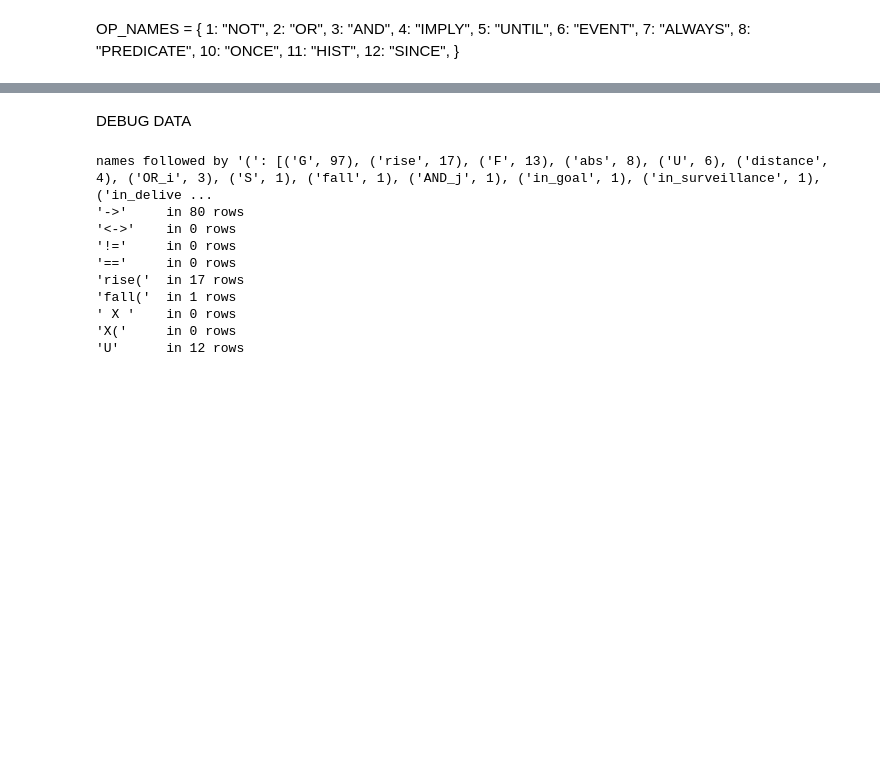
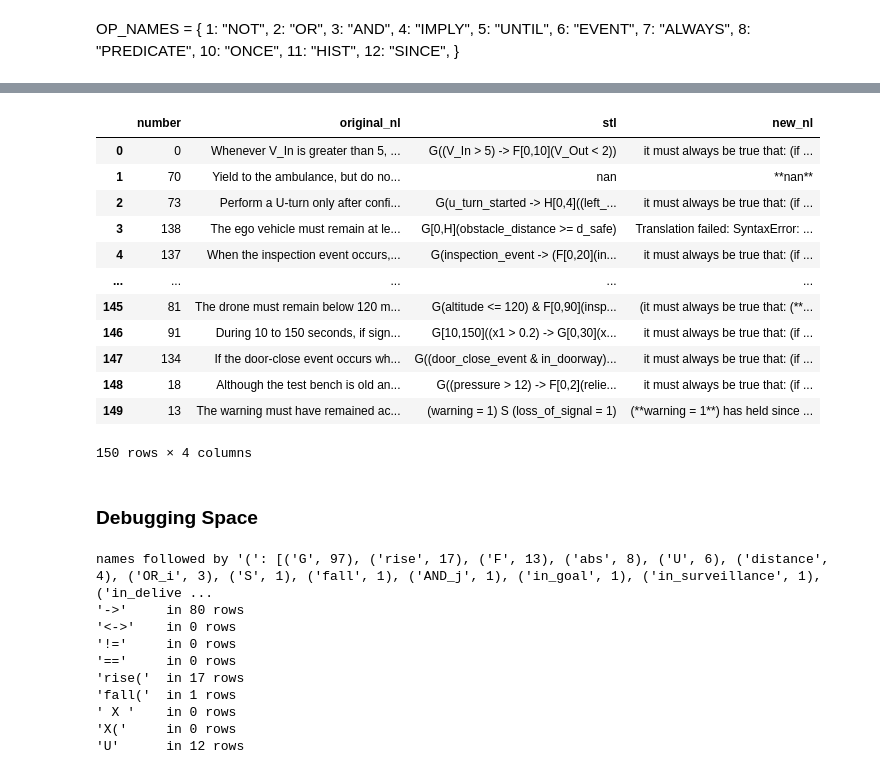
Before and after one commit to CatharinaHente/ATIC_NL_STL, a Jupyter notebook: ATIC_Backtranslation/creating_ast.ipynb, the cells around one changed output, grey strips where cells are left out. Drawn from its saved outputs; the diff is of its cells as text; code cells hidden in the pictures; blank space fills up the shorter version.

Commit message:
norm py added, nlish adjusted, csv created

```diff
--- a/ATIC_Backtranslation/creating_ast.ipynb
+++ b/ATIC_Backtranslation/creating_ast.ipynb
@@ -184,10 +188,10 @@ def render_nl(node):
         interval = get_interval(node)
 
         temporal_words = {
-            6: "eventually",
-            7: "always",
-            10: "once",
-            11: "at any point (previously)"
+            6: "eventually must become true",
+            7: "it must always be true that",
+            10: "at some point in the past,",
+            11: "it has always been true in the past that"
         }
 
         return f"{temporal_words[op]}: ({child_text})"
@@ -227,7 +231,7 @@ def render_nl(node):
             )
     # Predicates
     if op == 8:
-        return f"**{label(node)}**"
+        return f"**{normpy.label(node)}**"
 
     # Other leaf nodes
-    return label(node)
+    return normpy.label(node)
@@ -251,7 +249,7 @@ for i, row in df.sample(n=N, random_state=5).iterrows():
     print("STL:", stl_str)
 
     try:
-        ast, norm = parse_formula(stl_str)
+        ast, norm = normpy.parse_formula(stl_str)
 
         print("AST-to-NL:")
         display(Markdown(f"### {render_nl(ast)}"))
@@ -279,5 +290,50 @@ Translation failed: NameError: name 'parse_formula' is not defined
+# %%
+
+N = 150
+
+results = []
+
+for i, row in df.sample(n=N).iterrows():
+    nl = row[NL_COL]
+    stl_str = str(row[STL_COL])
+
+    try:
+        ast, normalized = normpy.parse_formula(stl_str)
+        new_nl = render_nl(ast)
+
+    except Exception as e:
+        new_nl = f"Translation failed: {type(e).__name__}: {e}"
+
+    results.append({
+        "number": i,
+        "original_nl": nl,
+        "stl": stl_str,
+        "new_nl": new_nl
+    })
+
+# Convert results into a DataFrame
+results_df = pd.DataFrame(results)
+
+# Export to CSV
+results_df.to_csv("nl_stl_translations.csv", index=False, encoding="utf-8-sig")
+
+display(results_df)
+# %% [output]
+|  | number | original_nl | stl | new_nl |
+| 0 | 0 | Whenever V_In is greater than 5, ... | G((V_In > 5) -> F[0,10](V_Out < 2)) | it must always be true that: (if ... |
+| 1 | 70 | Yield to the ambulance, but do no... | nan | **nan** |
+| 2 | 73 | Perform a U-turn only after confi... | G(u_turn_started -> H[0,4]((left_... | it must always be true that: (if ... |
+| 3 | 138 | The ego vehicle must remain at le... | G[0,H](obstacle_distance >= d_safe) | Translation failed: SyntaxError: ... |
+| 4 | 137 | When the inspection event occurs,... | G(inspection_event -> (F[0,20](in... | it must always be true that: (if ... |
+| ... | ... | ... | ... | ... |
+| 145 | 81 | The drone must remain below 120 m... | G(altitude <= 120) & F[0,90](insp... | (it must always be true that: (**... |
+| 146 | 91 | During 10 to 150 seconds, if sign... | G[10,150]((x1 > 0.2) -> G[0,30](x... | it must always be true that: (if ... |
+| 147 | 134 | If the door-close event occurs wh... | G((door_close_event & in_doorway)... | it must always be true that: (if ... |
+| 148 | 18 | Although the test bench is old an... | G((pressure > 12) -> F[0,2](relie... | it must always be true that: (if ... |
+| 149 | 13 | The warning must have remained ac... | (warning = 1) S (loss_of_signal = 1) | (**warning = 1**) has held since ... |
+150 rows × 4 columns
 # %% [markdown]
-DEBUG DATA
+### Debugging Space
 # %%
 from collections import Counter
 
```
Also changed, not shown: parts of 10 cells of this notebook, 1 other file.
